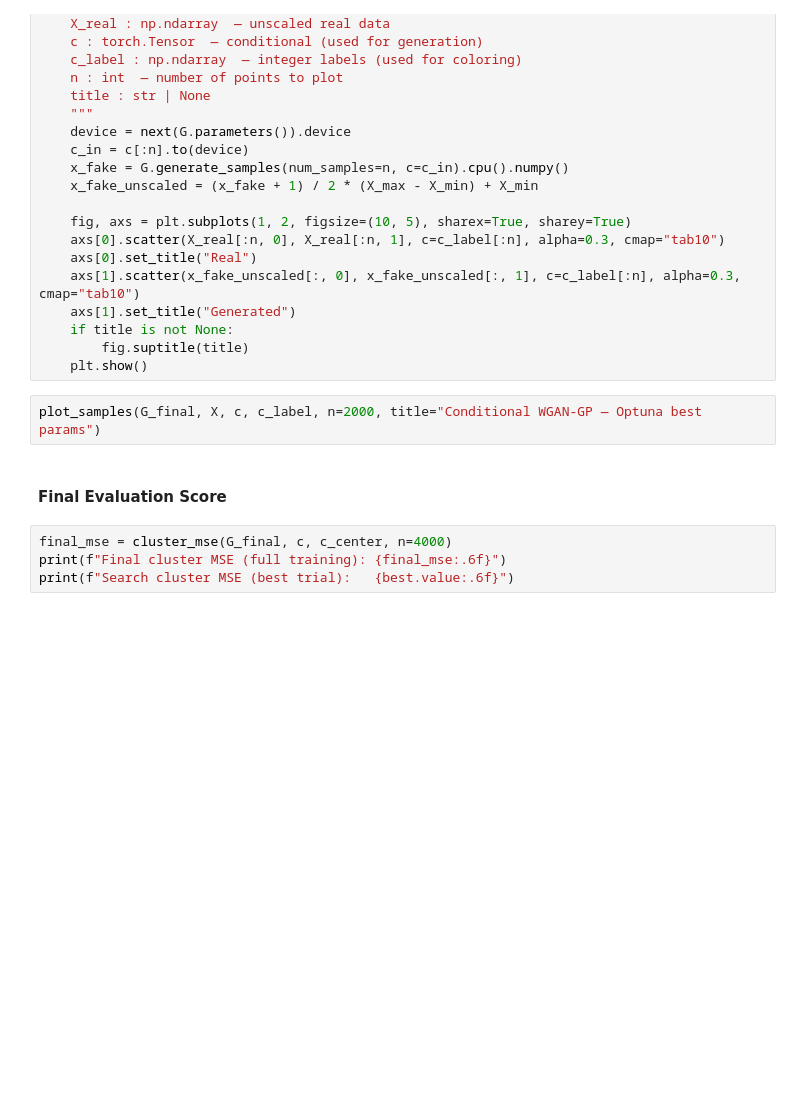
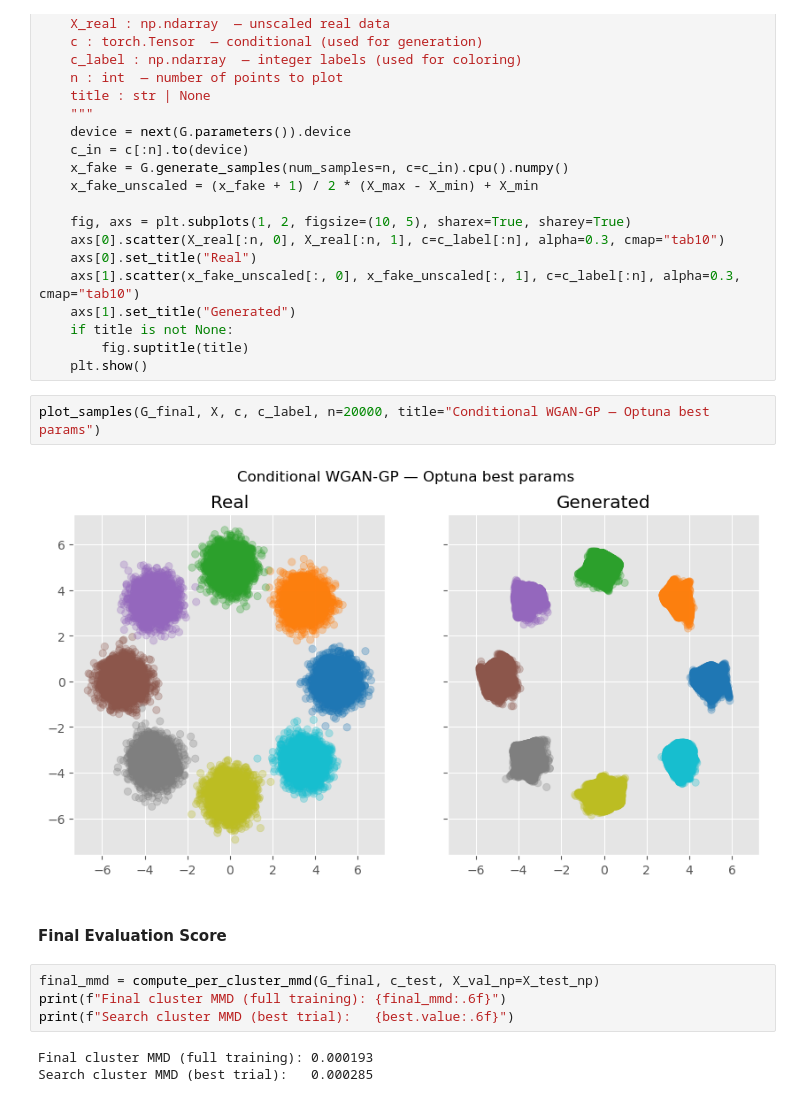
Before and after one commit to ronsperber/synthetic_generation, a Jupyter notebook: Notebooks/GAN/conditional_wgan_gp_optuna.ipynb, the cells around one changed output. Cells and saved outputs as stored; diff of their text form; blank space fills up the shorter version.

```diff
--- a/Notebooks/GAN/conditional_wgan_gp_optuna.ipynb
+++ b/Notebooks/GAN/conditional_wgan_gp_optuna.ipynb
@@ -292,10 +343,15 @@ def plot_samples(
         fig.suptitle(title)
     plt.show()
 # %%
-plot_samples(G_final, X, c, c_label, n=2000, title="Conditional WGAN-GP — Optuna best params")
+plot_samples(G_final, X, c, c_label, n=20000, title="Conditional WGAN-GP — Optuna best params")
+# %% [output]
+[figure, added]
 # %% [markdown]
 #### Final Evaluation Score
 # %%
-final_mse = cluster_mse(G_final, c, c_center, n=4000)
-print(f"Final cluster MSE (full training): {final_mse:.6f}")
-print(f"Search cluster MSE (best trial):   {best.value:.6f}")
+final_mmd = compute_per_cluster_mmd(G_final, c_test, X_val_np=X_test_np)
+print(f"Final cluster MMD (full training): {final_mmd:.6f}")
+print(f"Search cluster MMD (best trial):   {best.value:.6f}")
+# %% [output]
+Final cluster MMD (full training): 0.000193
+Search cluster MMD (best trial):   0.000285
```
Also changed, not shown: parts of 26 cells of this notebook, 1 other file.
